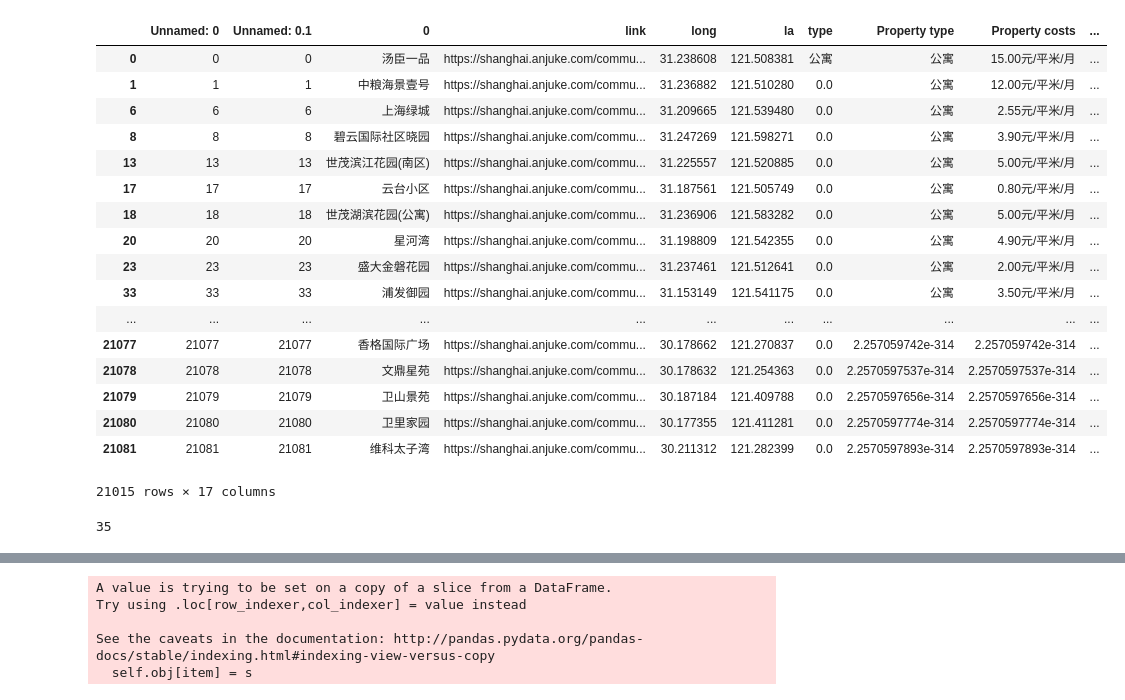
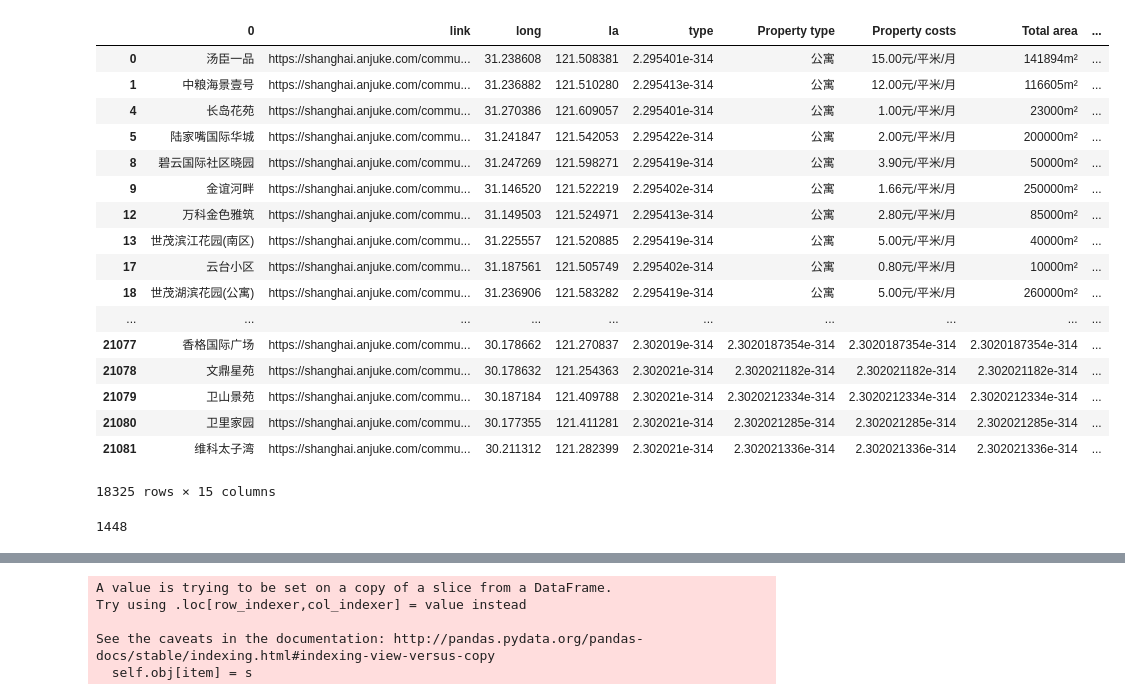
Before and after one commit to Zeronica/DataMJB, a Jupyter notebook: clean.ipynb, the cells around one changed output, grey strips where cells are left out. Saved outputs shown, nothing was run; the diff lists cells and outputs as text; code cells hidden in the pictures.

```diff
--- a/clean.ipynb
+++ b/clean.ipynb
@@ -3,30 +3,30 @@ import pandas as pd
 import numpy as np
 import re
 # %%
-data = pd.read_csv('data_populated.csv')
+data = pd.read_csv('data_populated_all.csv')
 # %%
-step1 = data.replace(u'暂无数据', np.nan).dropna()
+step1 = data.replace(u'暂无数据', np.nan).dropna().iloc[:, 6:]
 step1
 # %% [output]
-|  | Unnamed: 0 | Unnamed: 0.1 | 0 | link | long | la | type | Property type | Property costs | ... |
-| 0 | 0 | 0 | 汤臣一品 | https://shanghai.anjuke.com/commu... | 31.238608 | 121.508381 | 公寓 | 公寓 | 15.00元/平米/月 | ... |
-| 1 | 1 | 1 | 中粮海景壹号 | https://shanghai.anjuke.com/commu... | 31.236882 | 121.510280 | 0.0 | 公寓 | 12.00元/平米/月 | ... |
-| 6 | 6 | 6 | 上海绿城 | https://shanghai.anjuke.com/commu... | 31.209665 | 121.539480 | 0.0 | 公寓 | 2.55元/平米/月 | ... |
-| 8 | 8 | 8 | 碧云国际社区晓园 | https://shanghai.anjuke.com/commu... | 31.247269 | 121.598271 | 0.0 | 公寓 | 3.90元/平米/月 | ... |
-| 13 | 13 | 13 | 世茂滨江花园(南区) | https://shanghai.anjuke.com/commu... | 31.225557 | 121.520885 | 0.0 | 公寓 | 5.00元/平米/月 | ... |
-| 17 | 17 | 17 | 云台小区 | https://shanghai.anjuke.com/commu... | 31.187561 | 121.505749 | 0.0 | 公寓 | 0.80元/平米/月 | ... |
-| 18 | 18 | 18 | 世茂湖滨花园(公寓) | https://shanghai.anjuke.com/commu... | 31.236906 | 121.583282 | 0.0 | 公寓 | 5.00元/平米/月 | ... |
-| 20 | 20 | 20 | 星河湾 | https://shanghai.anjuke.com/commu... | 31.198809 | 121.542355 | 0.0 | 公寓 | 4.90元/平米/月 | ... |
-| 23 | 23 | 23 | 盛大金磐花园 | https://shanghai.anjuke.com/commu... | 31.237461 | 121.512641 | 0.0 | 公寓 | 2.00元/平米/月 | ... |
-| 33 | 33 | 33 | 浦发御园 | https://shanghai.anjuke.com/commu... | 31.153149 | 121.541175 | 0.0 | 公寓 | 3.50元/平米/月 | ... |
-| ... | ... | ... | ... | ... | ... | ... | ... | ... | ... | ... |
-| 21077 | 21077 | 21077 | 香格国际广场 | https://shanghai.anjuke.com/commu... | 30.178662 | 121.270837 | 0.0 | 2.257059742e-314 | 2.257059742e-314 | ... |
-| 21078 | 21078 | 21078 | 文鼎星苑 | https://shanghai.anjuke.com/commu... | 30.178632 | 121.254363 | 0.0 | 2.2570597537e-314 | 2.2570597537e-314 | ... |
-| 21079 | 21079 | 21079 | 卫山景苑 | https://shanghai.anjuke.com/commu... | 30.187184 | 121.409788 | 0.0 | 2.2570597656e-314 | 2.2570597656e-314 | ... |
-| 21080 | 21080 | 21080 | 卫里家园 | https://shanghai.anjuke.com/commu... | 30.177355 | 121.411281 | 0.0 | 2.2570597774e-314 | 2.2570597774e-314 | ... |
-| 21081 | 21081 | 21081 | 维科太子湾 | https://shanghai.anjuke.com/commu... | 30.211312 | 121.282399 | 0.0 | 2.2570597893e-314 | 2.2570597893e-314 | ... |
+|  | 0 | link | long | la | type | Property type | Property costs | Total area | ... |
+| 0 | 汤臣一品 | https://shanghai.anjuke.com/commu... | 31.238608 | 121.508381 | 2.295401e-314 | 公寓 | 15.00元/平米/月 | 141894m² | ... |
+| 1 | 中粮海景壹号 | https://shanghai.anjuke.com/commu... | 31.236882 | 121.510280 | 2.295413e-314 | 公寓 | 12.00元/平米/月 | 116605m² | ... |
+| 4 | 长岛花苑 | https://shanghai.anjuke.com/commu... | 31.270386 | 121.609057 | 2.295401e-314 | 公寓 | 1.00元/平米/月 | 23000m² | ... |
+| 5 | 陆家嘴国际华城 | https://shanghai.anjuke.com/commu... | 31.241847 | 121.542053 | 2.295422e-314 | 公寓 | 2.00元/平米/月 | 200000m² | ... |
+| 8 | 碧云国际社区晓园 | https://shanghai.anjuke.com/commu... | 31.247269 | 121.598271 | 2.295419e-314 | 公寓 | 3.90元/平米/月 | 50000m² | ... |
+| 9 | 金谊河畔 | https://shanghai.anjuke.com/commu... | 31.146520 | 121.522219 | 2.295402e-314 | 公寓 | 1.66元/平米/月 | 250000m² | ... |
+| 12 | 万科金色雅筑 | https://shanghai.anjuke.com/commu... | 31.149503 | 121.524971 | 2.295413e-314 | 公寓 | 2.80元/平米/月 | 85000m² | ... |
+| 13 | 世茂滨江花园(南区) | https://shanghai.anjuke.com/commu... | 31.225557 | 121.520885 | 2.295419e-314 | 公寓 | 5.00元/平米/月 | 40000m² | ... |
+| 17 | 云台小区 | https://shanghai.anjuke.com/commu... | 31.187561 | 121.505749 | 2.295402e-314 | 公寓 | 0.80元/平米/月 | 10000m² | ... |
+| 18 | 世茂湖滨花园(公寓) | https://shanghai.anjuke.com/commu... | 31.236906 | 121.583282 | 2.295419e-314 | 公寓 | 5.00元/平米/月 | 260000m² | ... |
+| ... | ... | ... | ... | ... | ... | ... | ... | ... | ... |
+| 21077 | 香格国际广场 | https://shanghai.anjuke.com/commu... | 30.178662 | 121.270837 | 2.302019e-314 | 2.3020187354e-314 | 2.3020187354e-314 | 2.3020187354e-314 | ... |
+| 21078 | 文鼎星苑 | https://shanghai.anjuke.com/commu... | 30.178632 | 121.254363 | 2.302021e-314 | 2.302021182e-314 | 2.302021182e-314 | 2.302021182e-314 | ... |
+| 21079 | 卫山景苑 | https://shanghai.anjuke.com/commu... | 30.187184 | 121.409788 | 2.302021e-314 | 2.3020212334e-314 | 2.3020212334e-314 | 2.3020212334e-314 | ... |
+| 21080 | 卫里家园 | https://shanghai.anjuke.com/commu... | 30.177355 | 121.411281 | 2.302021e-314 | 2.302021285e-314 | 2.302021285e-314 | 2.302021285e-314 | ... |
+| 21081 | 维科太子湾 | https://shanghai.anjuke.com/commu... | 30.211312 | 121.282399 | 2.302021e-314 | 2.302021336e-314 | 2.302021336e-314 | 2.302021336e-314 | ... |
-21015 rows × 17 columns
+18325 rows × 15 columns
 # %%
 [i for i in step1['Property type']].index(step1['Property type'].unique()[4])
 # %% [output]
-35
+1448
```
Also changed, not shown: parts of 7 cells of this notebook.
